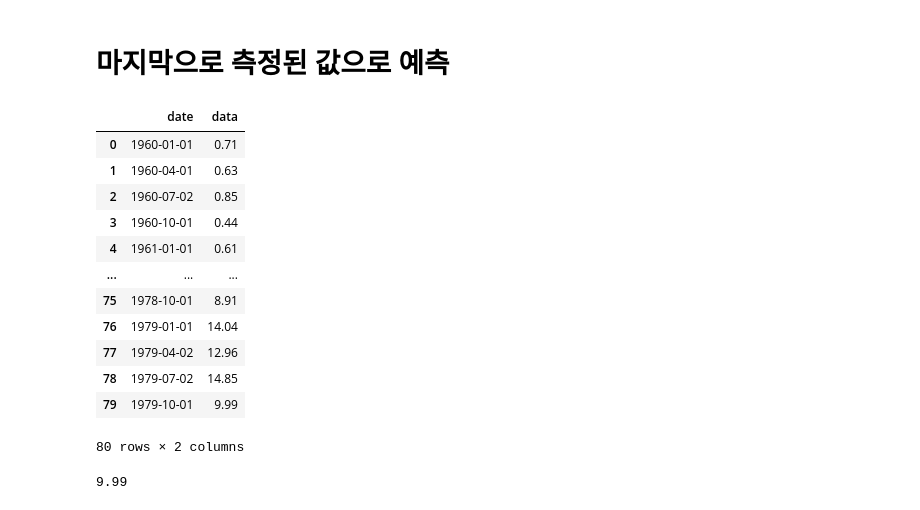
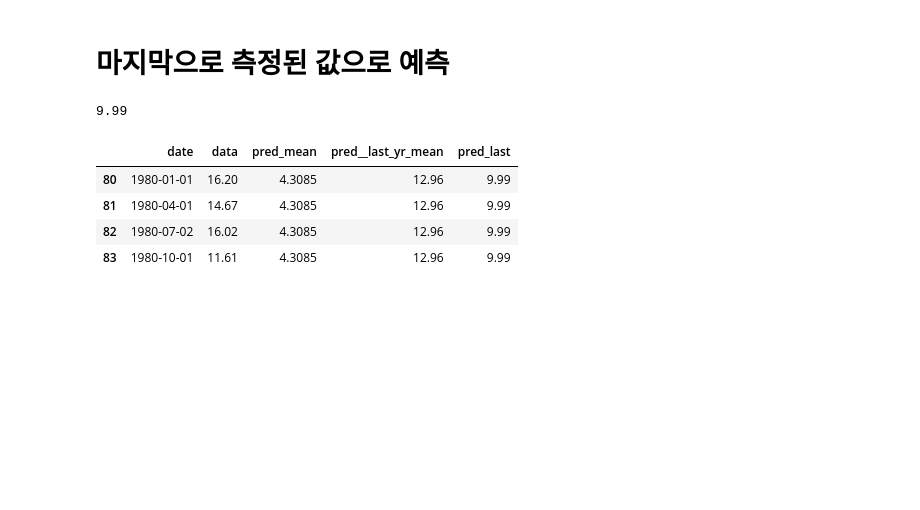
Before and after one commit to mskcho00/TimeSeries-Self-Practice, a Jupyter notebook: 2.ipynb, the cells around one changed output. Cells and saved outputs as stored; diff of their text form; code cells hidden in the pictures; blank space fills up the shorter version.

```diff
--- a/2.ipynb
+++ b/2.ipynb
@@ -121,28 +148,20 @@ plt.tight_layout()
 # 그래서 train 데이터 중 마지막 값을 베이스라인 모델로 사용한다면?
 # 가설: 더 나은 예측이 있지 않을까?
 # %%
-train
+# train 집합에서 마지막으로 측정된 값을 추출 (1979년 마지막 분기)
+last = train.data.iloc[-1]
+
+print(last)
+# 가설에 배경하면, 1980년 4분기 EPS는 $9.99가 될것
 # %% [output]
-|  | date | data |
-| 0 | 1960-01-01 | 0.71 |
-| 1 | 1960-04-01 | 0.63 |
-| 2 | 1960-07-02 | 0.85 |
-| 3 | 1960-10-01 | 0.44 |
-| 4 | 1961-01-01 | 0.61 |
-| ... | ... | ... |
-| 75 | 1978-10-01 | 8.91 |
-| 76 | 1979-01-01 | 14.04 |
-| 77 | 1979-04-02 | 12.96 |
-| 78 | 1979-07-02 | 14.85 |
-| 79 | 1979-10-01 | 9.99 |
-80 rows × 2 columns
+9.99
-# %%
-last = train.data.iloc[-1]
-
-print(last)
-# 가설에 배경하면, 1980년 4분기 EPS는 $9.99가 될것
-# %% [output]
-9.99
 # %%
 # 예측값 저장
 test.loc[:, 'pred_last'] = last
+test
+# %% [output]
+|  | date | data | pred_mean | pred__last_yr_mean | pred_last |
+| 80 | 1980-01-01 | 16.20 | 4.3085 | 12.96 | 9.99 |
+| 81 | 1980-04-01 | 14.67 | 4.3085 | 12.96 | 9.99 |
+| 82 | 1980-07-02 | 16.02 | 4.3085 | 12.96 | 9.99 |
+| 83 | 1980-10-01 | 11.61 | 4.3085 | 12.96 | 9.99 |
```
Also changed, not shown: parts of 19 cells of this notebook, 4 other files.
